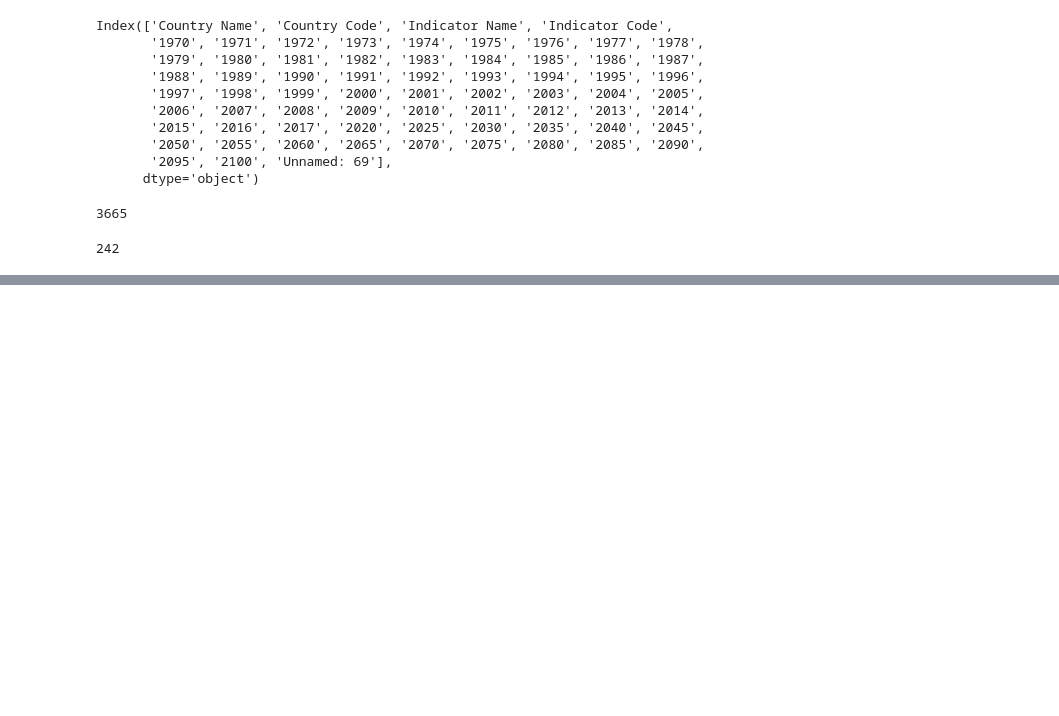
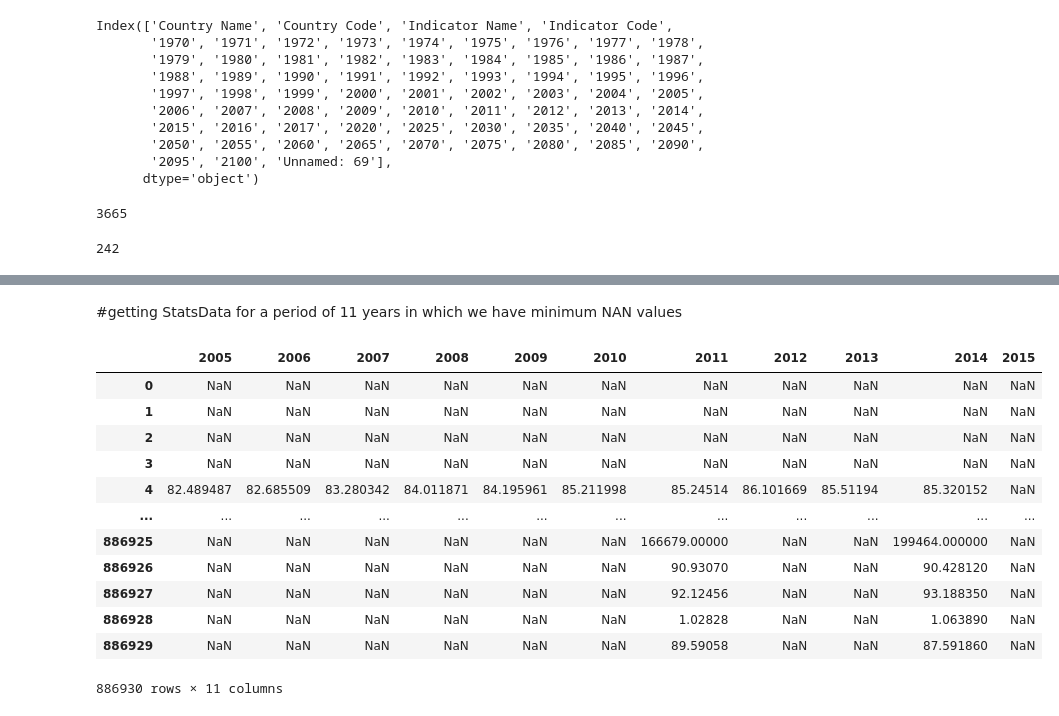
Before and after one commit to Kaizensk/WorldBank-global-Education-analysis, a Jupyter notebook: ShwetaKumari_World_Bank_Global_Education_Analysis_Capstone_Project.ipynb, the cells around one changed output, grey strips where cells are left out. Cells and saved outputs as stored; diff of their text form; code cells hidden in the pictures; blank space fills up the shorter version.

```diff
--- a/ShwetaKumari_World_Bank_Global_Education_Analysis_Capstone_Project.ipynb
+++ b/ShwetaKumari_World_Bank_Global_Education_Analysis_Capstone_Project.ipynb
@@ -185,0 +310,18 @@ df_StatsData['Country Name'].nunique()
+# %% [markdown]
+#getting StatsData for a period of 11 years in which we have minimum NAN values
+# %%
+df_StatsData.loc[:,['2005','2006', '2007', '2008', '2009', '2010', '2011', '2012', '2013', '2014', '2015',]]
+# %% [output]
+|  | 2005 | 2006 | 2007 | 2008 | 2009 | 2010 | 2011 | 2012 | 2013 | 2014 | 2015 |
+| 0 | NaN | NaN | NaN | NaN | NaN | NaN | NaN | NaN | NaN | NaN | NaN |
+| 1 | NaN | NaN | NaN | NaN | NaN | NaN | NaN | NaN | NaN | NaN | NaN |
+| 2 | NaN | NaN | NaN | NaN | NaN | NaN | NaN | NaN | NaN | NaN | NaN |
+| 3 | NaN | NaN | NaN | NaN | NaN | NaN | NaN | NaN | NaN | NaN | NaN |
+| 4 | 82.489487 | 82.685509 | 83.280342 | 84.011871 | 84.195961 | 85.211998 | 85.24514 | 86.101669 | 85.51194 | 85.320152 | NaN |
+| ... | ... | ... | ... | ... | ... | ... | ... | ... | ... | ... | ... |
+| 886925 | NaN | NaN | NaN | NaN | NaN | NaN | 166679.00000 | NaN | NaN | 199464.000000 | NaN |
+| 886926 | NaN | NaN | NaN | NaN | NaN | NaN | 90.93070 | NaN | NaN | 90.428120 | NaN |
+| 886927 | NaN | NaN | NaN | NaN | NaN | NaN | 92.12456 | NaN | NaN | 93.188350 | NaN |
+| 886928 | NaN | NaN | NaN | NaN | NaN | NaN | 1.02828 | NaN | NaN | 1.063890 | NaN |
+| 886929 | NaN | NaN | NaN | NaN | NaN | NaN | 89.59058 | NaN | NaN | 87.591860 | NaN |
+886930 rows × 11 columns
```
Also changed, not shown: parts of 12 cells of this notebook.
